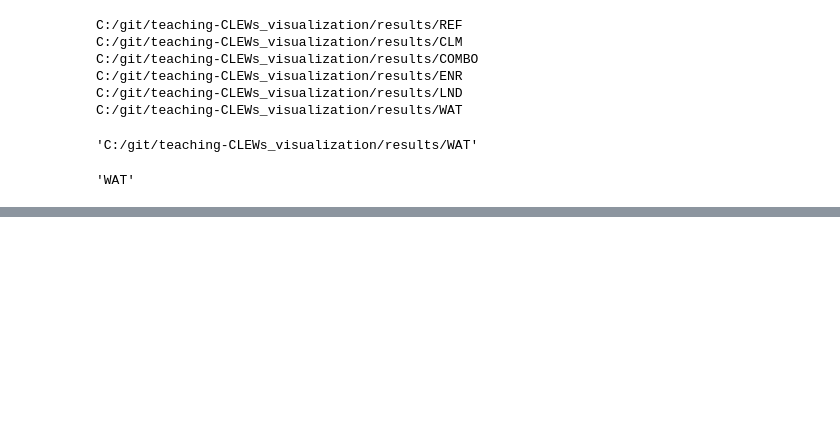
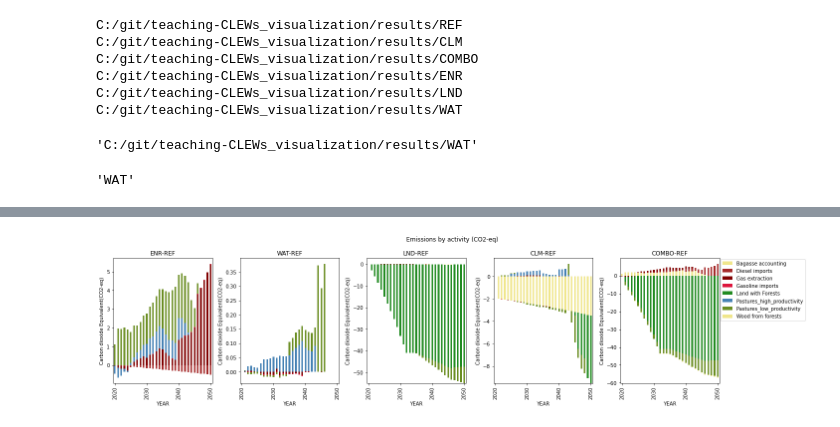
Before and after one commit to KTH-dESA/teaching-CLEWs_visualization, a Jupyter notebook: Teaching_CLEWs_Graphs_trials.ipynb, the cells around one changed output, grey strips where cells are left out. Cells and saved outputs as stored; diff of their text form; code cells hidden in the pictures; blank space fills up the shorter version.

```diff
--- a/Teaching_CLEWs_Graphs_trials.ipynb
+++ b/Teaching_CLEWs_Graphs_trials.ipynb
@@ -469,0 +648,47 @@ for f in res_folder:
+# %%
+ENR_REF_co2eq_emissions=ENR_co2eq_emissions.set_index('YEAR')-REF_co2eq_emissions.set_index('YEAR')
+#df_plot_rl(ENR_REF_co2eq_emissions,'Peta Joules (PJ)','Electricity generation'+ ' (ENR_REF)')
+ENR_REF_co2eq_emissions=ENR_REF_co2eq_emissions.reset_index()
+LND_REF_co2eq_emissions=LND_co2eq_emissions.set_index('YEAR')-REF_co2eq_emissions.set_index('YEAR')
+#df_plot_rl(LND_REF_co2eq_emissions,'Peta Joules (PJ)','Electricity generation'+ ' (LND_REF)')
+LND_REF_co2eq_emissions=LND_REF_co2eq_emissions.reset_index().copy()
+WAT_REF_co2eq_emissions=WAT_co2eq_emissions.set_index('YEAR')-REF_co2eq_emissions.set_index('YEAR')
+#df_plot_rl(WAT_REF_co2eq_emissions,'Peta Joules (PJ)','Electricity generation'+ ' (WAT_REF)')
+WAT_REF_co2eq_emissions=WAT_REF_co2eq_emissions.reset_index().copy()
+COMBO_REF_co2eq_emissions=COMBO_co2eq_emissions.set_index('YEAR')-REF_co2eq_emissions.set_index('YEAR')
+#df_plot_rl(COMBO_REF_co2eq_emissions,'Peta Joules (PJ)','Electricity generation'+ ' (COMBO_REF)')
+COMBO_REF_co2eq_emissions=COMBO_REF_co2eq_emissions.reset_index().copy()
+CLM_REF_co2eq_emissions=CLM_co2eq_emissions.set_index('YEAR')-REF_co2eq_emissions.set_index('YEAR')
+#df_plot_rl(CLM_REF_co2eq_emissions,'Peta Joules (PJ)','Electricity generation'+ ' (CLM_REF)')
+CLM_REF_co2eq_emissions=CLM_REF_co2eq_emissions.reset_index().copy()
+# %%
+# Energy Subplots
+fig=plt.figure(figsize=(20,5))
+ax1 = fig.add_subplot(151)
+ax2 = fig.add_subplot(152)
+ax3 = fig.add_subplot(153)
+ax4 = fig.add_subplot(154)
+ax5 = fig.add_subplot(155)
+ENR_REF_co2eq_emissions.plot(x='YEAR',kind='bar',stacked=True, ax=ax1,legend=False,ylabel='Carbon dioxide Equivalent(CO2-eq)',color=[color_dict[x] for x in tot_co2eq_emissions.columns if x != 'YEAR']); ax1.set_title('ENR-REF')
+WAT_REF_co2eq_emissions.plot(x='YEAR',kind='bar',stacked=True, ax=ax2,legend=False,ylabel='Carbon dioxide Equivalent(CO2-eq)',color=[color_dict[x] for x in tot_co2eq_emissions.columns if x != 'YEAR']); ax2.set_title('WAT-REF')
+LND_REF_co2eq_emissions.plot(x='YEAR',kind='bar',stacked=True, ax=ax3,legend=False,ylabel='Carbon dioxide Equivalent(CO2-eq)',color=[color_dict[x] for x in tot_co2eq_emissions.columns if x != 'YEAR']); ax3.set_title('LND-REF')
+CLM_REF_co2eq_emissions.plot(x='YEAR',kind='bar',stacked=True, ax=ax4,legend=False,ylabel='Carbon dioxide Equivalent(CO2-eq)',color=[color_dict[x] for x in tot_co2eq_emissions.columns if x != 'YEAR']); ax4.set_title('CLM-REF')
+COMBO_REF_co2eq_emissions.plot(x='YEAR',kind='bar',stacked=True, ax=ax5,legend=False,ylabel='Carbon dioxide Equivalent(CO2-eq)',color=[color_dict[x] for x in tot_co2eq_emissions.columns if x != 'YEAR']); ax5.set_title('COMBO-REF')
+ax1.set_xticks(range(0,40,10))
+#ax1.set_ylim(0,500)
+ax2.set_xticks(range(0,40,10))
+#ax2.set_ylim(0,500)
+ax3.set_xticks(range(0,40,10))
+#ax3.set_ylim(0,500)
+ax4.set_xticks(range(0,40,10))
+#ax4.set_ylim(0,500)
+ax5.set_xticks(range(0,40,10))
+#ax5.set_ylim(0,500)
+ax5.legend(bbox_to_anchor=(1,1),borderaxespad=0.2)
+#fig.legend(bbox_to_anchor=(1.05, 1), loc='upper left', borderaxespad=0.) # used for group legend
+plt.suptitle('Emissions by activity (CO2-eq)')
+plt.tight_layout()
+plt.savefig("climate_subplots.pdf")
+plt.savefig("climate_subplots.png")
+# %% [output]
+[figure, added]
```
Also changed, not shown: parts of 18 cells of this notebook.
